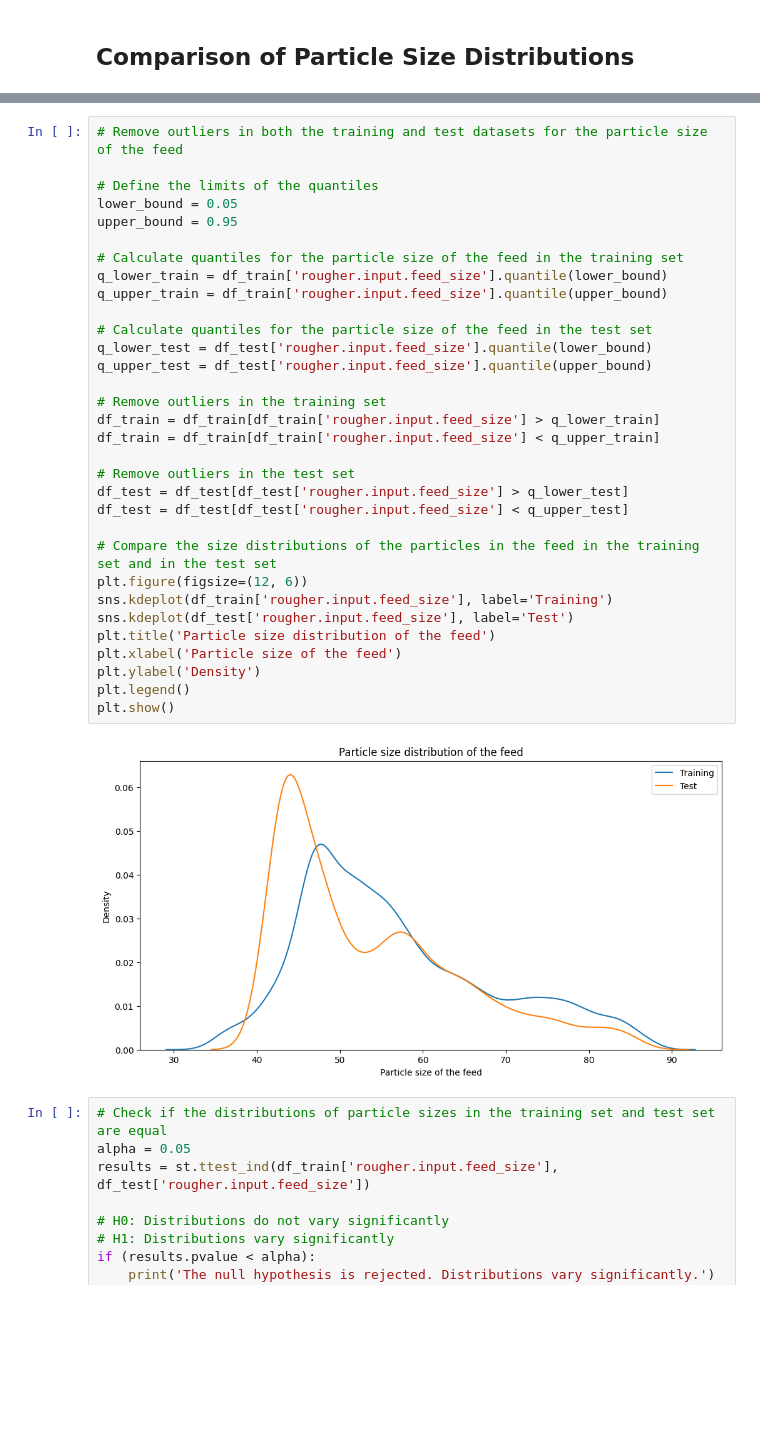
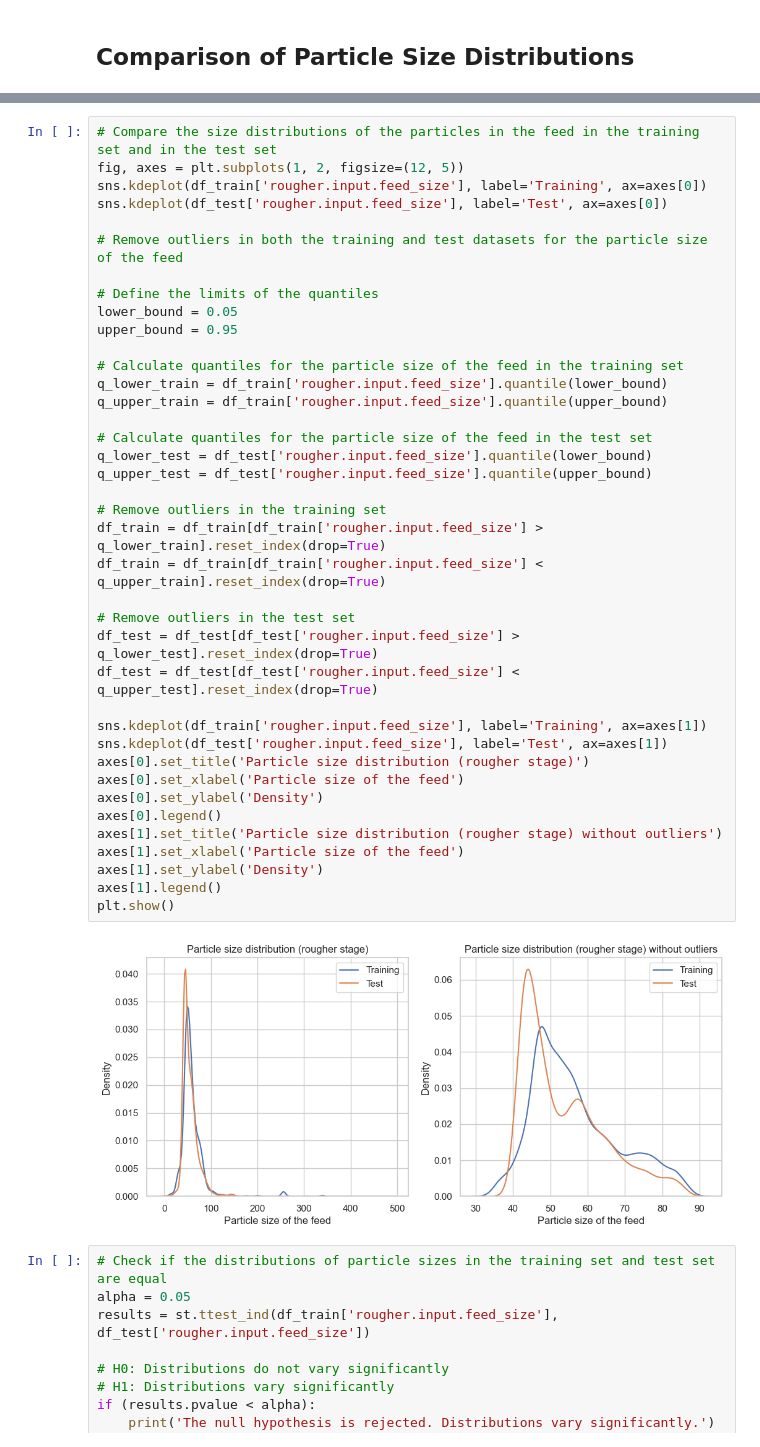
Before and after one commit to keneth4/ml_projects, a Jupyter notebook: ds/4. Gold Extraction Process Optimization.ipynb, the cells around one changed output, grey strips where cells are left out. Drawn from its saved outputs; the diff is of its cells as text; blank space fills up the shorter version.

```diff
--- a/ds/4. Gold Extraction Process Optimization.ipynb
+++ b/ds/4. Gold Extraction Process Optimization.ipynb
@@ -336,37 +318,44 @@ plt.show()
 # %%
+# Compare the size distributions of the particles in the feed in the training set and in the test set
+fig, axes = plt.subplots(1, 2, figsize=(12, 5))
+sns.kdeplot(df_train['rougher.input.feed_size'], label='Training', ax=axes[0])
+sns.kdeplot(df_test['rougher.input.feed_size'], label='Test', ax=axes[0])
+
 # Remove outliers in both the training and test datasets for the particle size of the feed
 
 # Define the limits of the quantiles
 lower_bound = 0.05
 upper_bound = 0.95
 
 # Calculate quantiles for the particle size of the feed in the training set
 q_lower_train = df_train['rougher.input.feed_size'].quantile(lower_bound)
 q_upper_train = df_train['rougher.input.feed_size'].quantile(upper_bound)
 
 # Calculate quantiles for the particle size of the feed in the test set
 q_lower_test = df_test['rougher.input.feed_size'].quantile(lower_bound)
 q_upper_test = df_test['rougher.input.feed_size'].quantile(upper_bound)
 
 # Remove outliers in the training set
-df_train = df_train[df_train['rougher.input.feed_size'] > q_lower_train]
-df_train = df_train[df_train['rougher.input.feed_size'] < q_upper_train]
+df_train = df_train[df_train['rougher.input.feed_size'] > q_lower_train].reset_index(drop=True)
+df_train = df_train[df_train['rougher.input.feed_size'] < q_upper_train].reset_index(drop=True)
 
 # Remove outliers in the test set
-df_test = df_test[df_test['rougher.input.feed_size'] > q_lower_test]
-df_test = df_test[df_test['rougher.input.feed_size'] < q_upper_test]
+df_test = df_test[df_test['rougher.input.feed_size'] > q_lower_test].reset_index(drop=True)
+df_test = df_test[df_test['rougher.input.feed_size'] < q_upper_test].reset_index(drop=True)
 
-# Compare the size distributions of the particles in the feed in the training set and in the test set
-plt.figure(figsize=(12, 6))
-sns.kdeplot(df_train['rougher.input.feed_size'], label='Training')
-sns.kdeplot(df_test['rougher.input.feed_size'], label='Test')
-plt.title('Particle size distribution of the feed')
-plt.xlabel('Particle size of the feed')
-plt.ylabel('Density')
-plt.legend()
+sns.kdeplot(df_train['rougher.input.feed_size'], label='Training', ax=axes[1])
+sns.kdeplot(df_test['rougher.input.feed_size'], label='Test', ax=axes[1])
+axes[0].set_title('Particle size distribution (rougher stage)')
+axes[0].set_xlabel('Particle size of the feed')
+axes[0].set_ylabel('Density')
+axes[0].legend()
+axes[1].set_title('Particle size distribution (rougher stage) without outliers')
+axes[1].set_xlabel('Particle size of the feed')
+axes[1].set_ylabel('Density')
+axes[1].legend()
 plt.show()
 # %% [output]
-[figure, old version]
+[figure, new version]
 # %%
 # Check if the distributions of particle sizes in the training set and test set are equal
 alpha = 0.05
```
Also changed, not shown: parts of 48 cells of this notebook.
